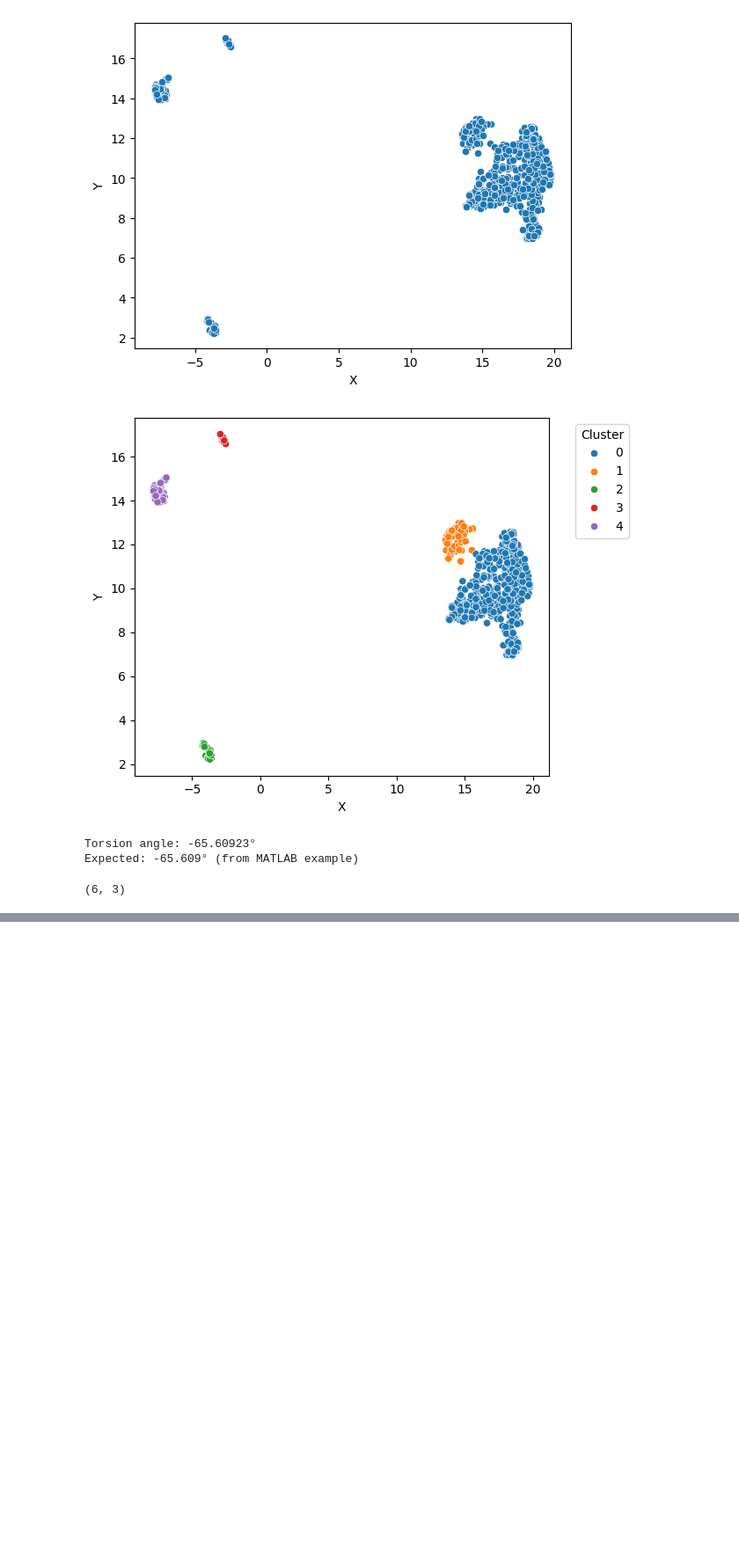
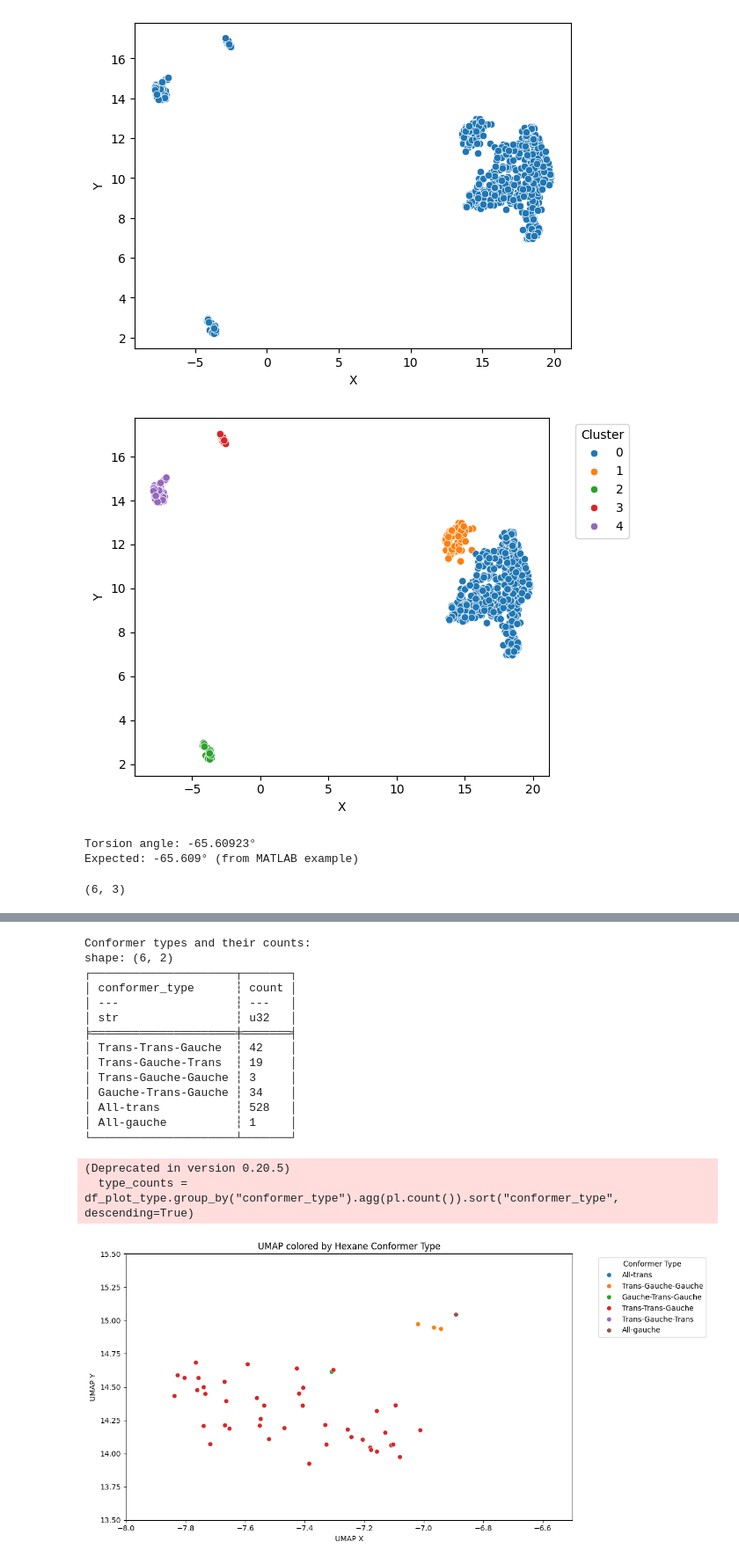
Before and after one commit to blackwood168/umap_rmsd_images, a Jupyter notebook: conformer.ipynb, the cells around one changed output, grey strips where cells are left out. Shown at 88% size. Cells and saved outputs as stored; diff of their text form; code cells hidden in the pictures; blank space fills up the shorter version.

```diff
--- a/conformer.ipynb
+++ b/conformer.ipynb
@@ -465,0 +464,41 @@ shape: (8, 2)
+# %%
+# Visualization 2: Scatterplot colored by conformer type
+plt.figure(figsize=(12, 6))
+
+# Filter out Unknown conformers for cleaner visualization
+df_plot_type = df_with_torsions_good.filter(pl.col("conformer_type") != "Unknown")
+
+# Count conformer types to show only those with sufficient data
+type_counts = df_plot_type.group_by("conformer_type").agg(pl.count()).sort("conformer_type", descending=True)
+print("Conformer types and their counts:")
+print(type_counts)
+
+# Create scatterplot
+sns.scatterplot(data=df_plot_type.to_pandas(), x='X', y='Y', hue='conformer_type',
+                palette='tab10', alpha=1, s=40)
+plt.title('UMAP colored by Hexane Conformer Type')
+plt.xlabel('UMAP X')
+plt.ylabel('UMAP Y')
+plt.xlim(-8, -6.5)
+plt.ylim(13.5,15.5)
+plt.legend(title='Conformer Type', bbox_to_anchor=(1.05, 1), loc='upper left', fontsize=10)
+plt.tight_layout()
+plt.show()
+# %% [output]
+Conformer types and their counts:
+shape: (6, 2)
+┌─────────────────────┬───────┐
+│ conformer_type      ┆ count │
+│ ---                 ┆ ---   │
+│ str                 ┆ u32   │
+╞═════════════════════╪═══════╡
+│ Trans-Trans-Gauche  ┆ 42    │
+│ Trans-Gauche-Trans  ┆ 19    │
+│ Trans-Gauche-Gauche ┆ 3     │
+│ Gauche-Trans-Gauche ┆ 34    │
+│ All-trans           ┆ 528   │
+│ All-gauche          ┆ 1     │
+└─────────────────────┴───────┘
+(Deprecated in version 0.20.5)
+  type_counts = df_plot_type.group_by("conformer_type").agg(pl.count()).sort("conformer_type", descending=True)
+[figure, added]
```
Also changed, not shown: parts of 11 cells of this notebook, 8 other files.
